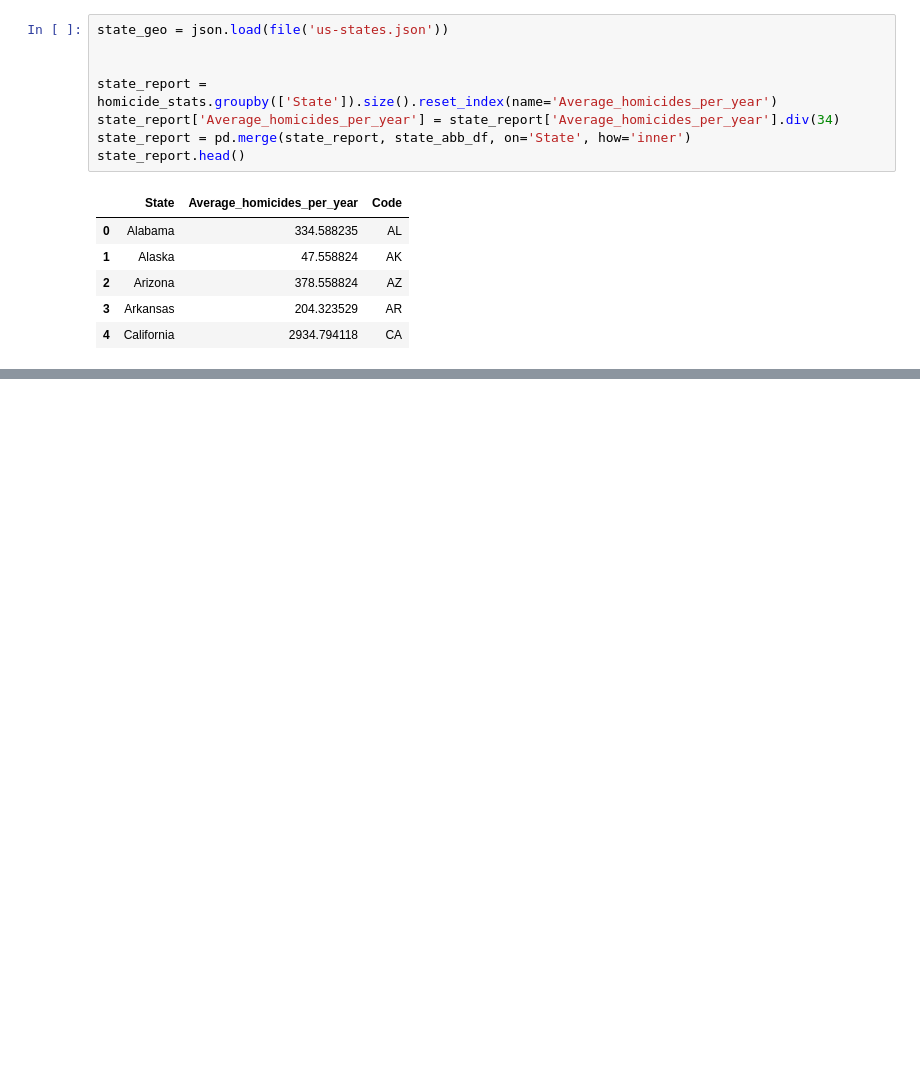
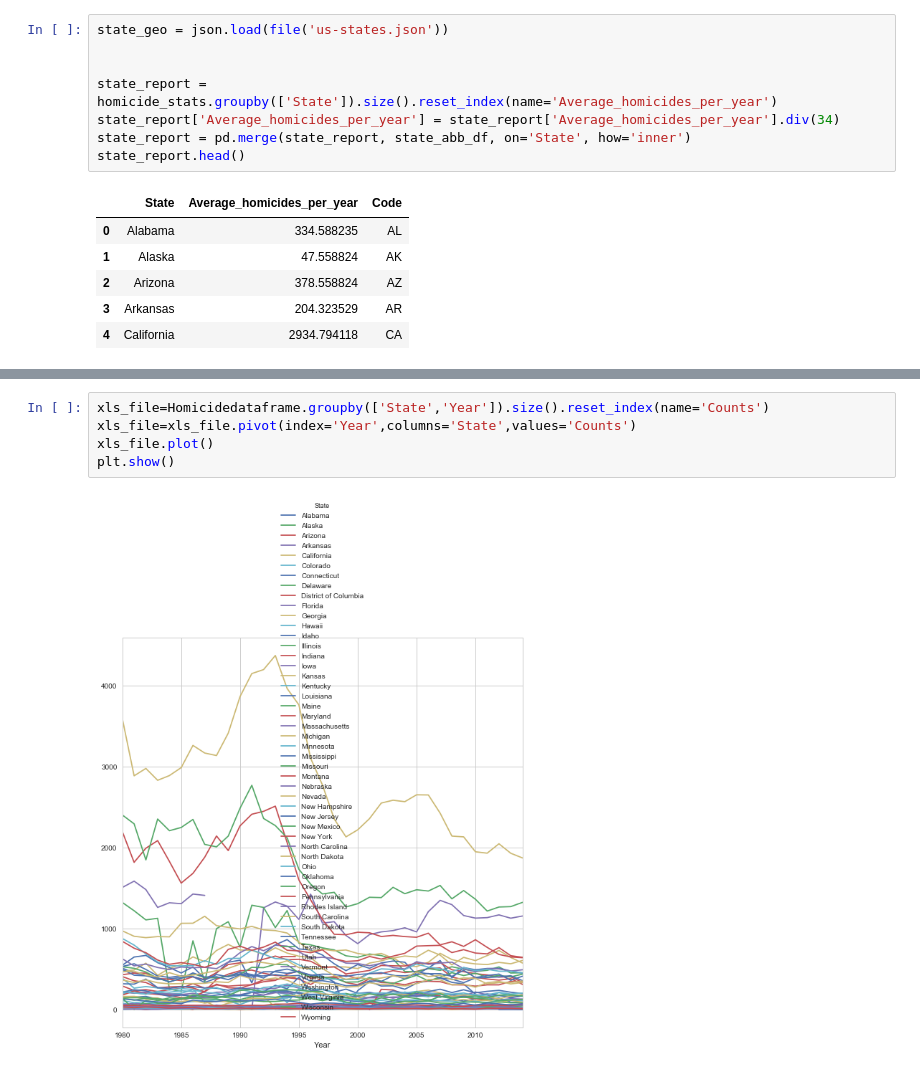
Before and after one commit to ashwin53/HomicideReport, a Jupyter notebook: HomicideReportVisualization.ipynb, the cells around one changed output, grey strips where cells are left out. Drawn from its saved outputs; the diff is of its cells as text; blank space fills up the shorter version.

```diff
--- a/HomicideReportVisualization.ipynb
+++ b/HomicideReportVisualization.ipynb
@@ -323,3 +614,10 @@ map.geo_json(geo_path=state_geo, data=state_report,
 map
 # %% [output]
 [interactive output not drawn]
+# %%
+xls_file=Homicidedataframe.groupby(['State','Year']).size().reset_index(name='Counts')
+xls_file=xls_file.pivot(index='Year',columns='State',values='Counts')
+xls_file.plot()
+plt.show()
+# %% [output]
+[figure, added]
```
Also changed, not shown: parts of 45 cells of this notebook, 2 other files.
